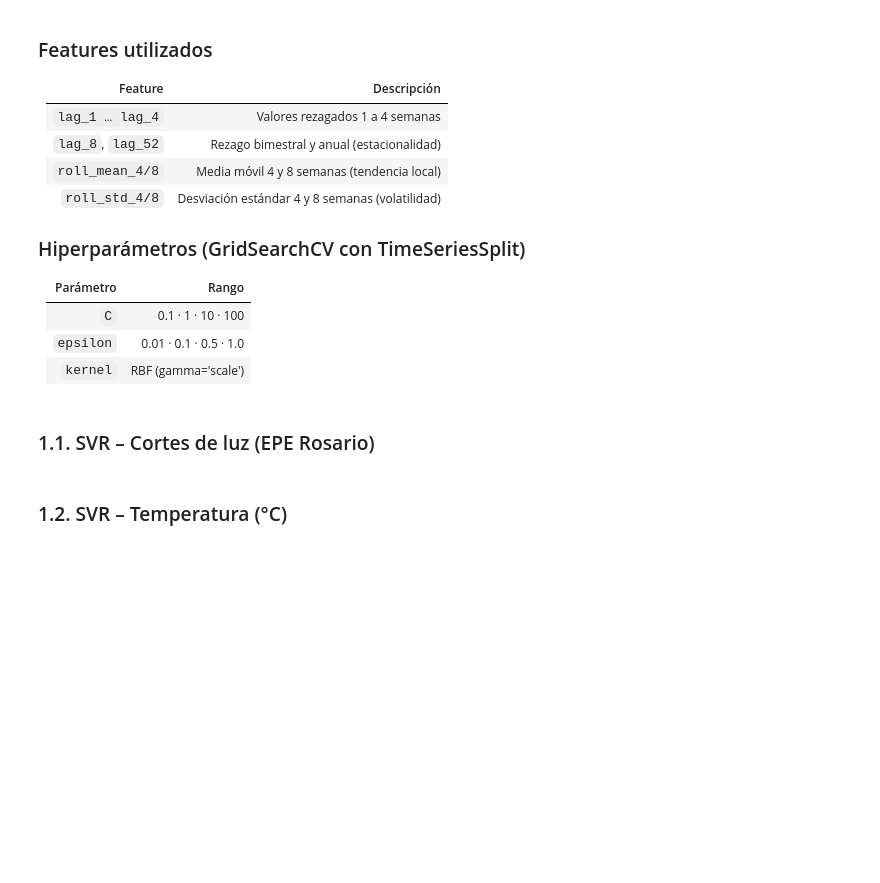
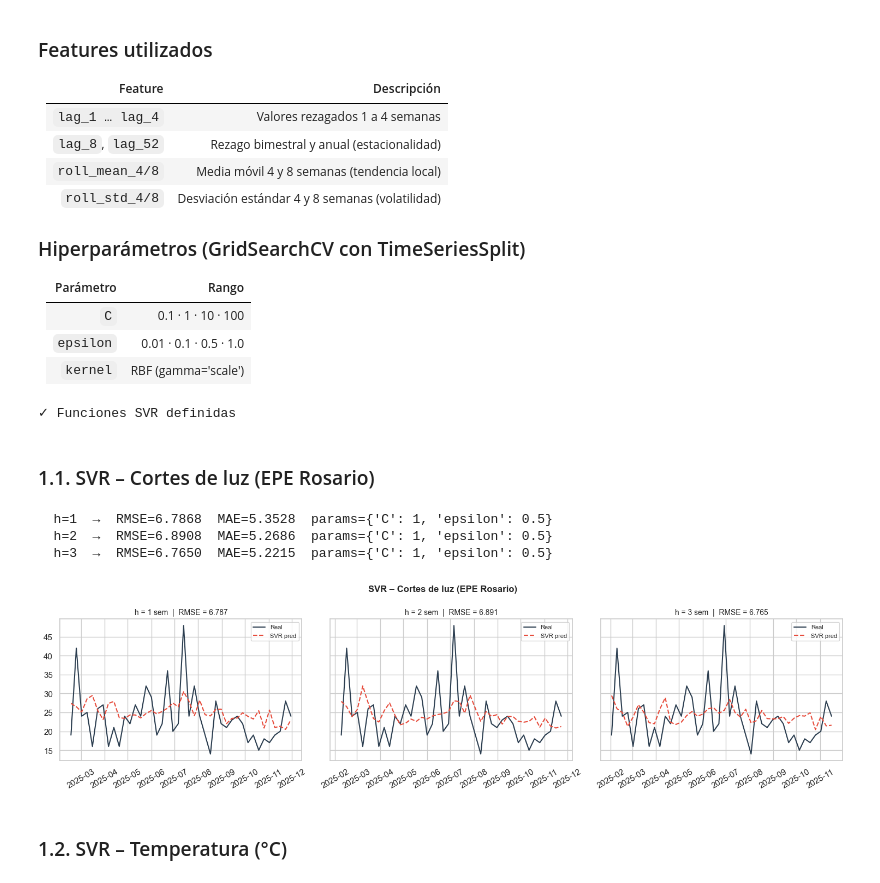
Before and after one commit to nataliamarinn/series_de_tiempo_austral, a Jupyter notebook: tp_series_grupo3_parte2.ipynb, the cells around one changed output. Drawn from its saved outputs; the diff is of its cells as text; code cells hidden in the pictures; blank space fills up the shorter version.

```diff
--- a/tp_series_grupo3_parte2.ipynb
+++ b/tp_series_grupo3_parte2.ipynb
@@ -315,14 +332,45 @@ def plot_svr(series_name, svr_res):
     plt.show()
 
 print("✓ Funciones SVR definidas")
+# ── Métricas de variabilidad ──────────────────────────────────────────────────
+def add_variability_metrics(results: dict) -> dict:
+    """
+    Agrega métricas de captura de variabilidad a un dict de resultados
+    con estructura {h: {'y_test', 'y_pred', ...}}.
+    Opera in-place y también retorna el dict.
+    """
+    for h, r in results.items():
+        y_true = r['y_test']
+        y_pred = r['y_pred']
+
+        # Ratio de desvíos estándar (> 1 → sobreestima variabilidad, < 1 → subamortiguado)
+        std_ratio = np.std(y_pred) / np.std(y_true) if np.std(y_true) > 0 else np.nan
+
+        # Tasa de acierto en picos: % de valores reales en el cuartil superior
+        # que el modelo también predice en el cuartil superior
+        q75 = np.quantile(y_true, 0.75)
+        peak_mask = y_true >= q75
+        if peak_mask.sum() > 0:
+            peak_hit_rate = np.mean(y_pred[peak_mask] >= q75)
+        else:
+            peak_hit_rate = np.nan
+
+        r['std_ratio']     = round(std_ratio, 4)
+        r['peak_hit_rate'] = round(peak_hit_rate, 4)
+
+    return results
+# %% [output]
+✓ Funciones SVR definidas
 # %% [markdown]
 ### 1.1. SVR – Cortes de luz (EPE Rosario)
 # %%
-print("━━━━━━━━━━━━━━━━━━━━━━━━━━━━━━━━━━━━━━━━━━━━━━━━━━━━━━━")
-print(f"  SVR – Cortes de luz (EPE Rosario)")
-print("━━━━━━━━━━━━━━━━━━━━━━━━━━━━━━━━━━━━━━━━━━━━━━━━━━━━━━━")
-svr_cortes = train_svr_multistep(SERIES['Cortes'])
+svr_cortes = add_variability_metrics(train_svr_multistep(SERIES['Cortes']))
 plot_svr('Cortes de luz (EPE Rosario)', svr_cortes)
+# %% [output]
+  h=1  →  RMSE=6.7868  MAE=5.3528  params={'C': 1, 'epsilon': 0.5}
+  h=2  →  RMSE=6.8908  MAE=5.2686  params={'C': 1, 'epsilon': 0.5}
+  h=3  →  RMSE=6.7650  MAE=5.2215  params={'C': 1, 'epsilon': 0.5}
+[figure, added]
 # %% [markdown]
 ### 1.2. SVR – Temperatura (°C)
 # %%
```
Also changed, not shown: parts of 13 cells of this notebook.
